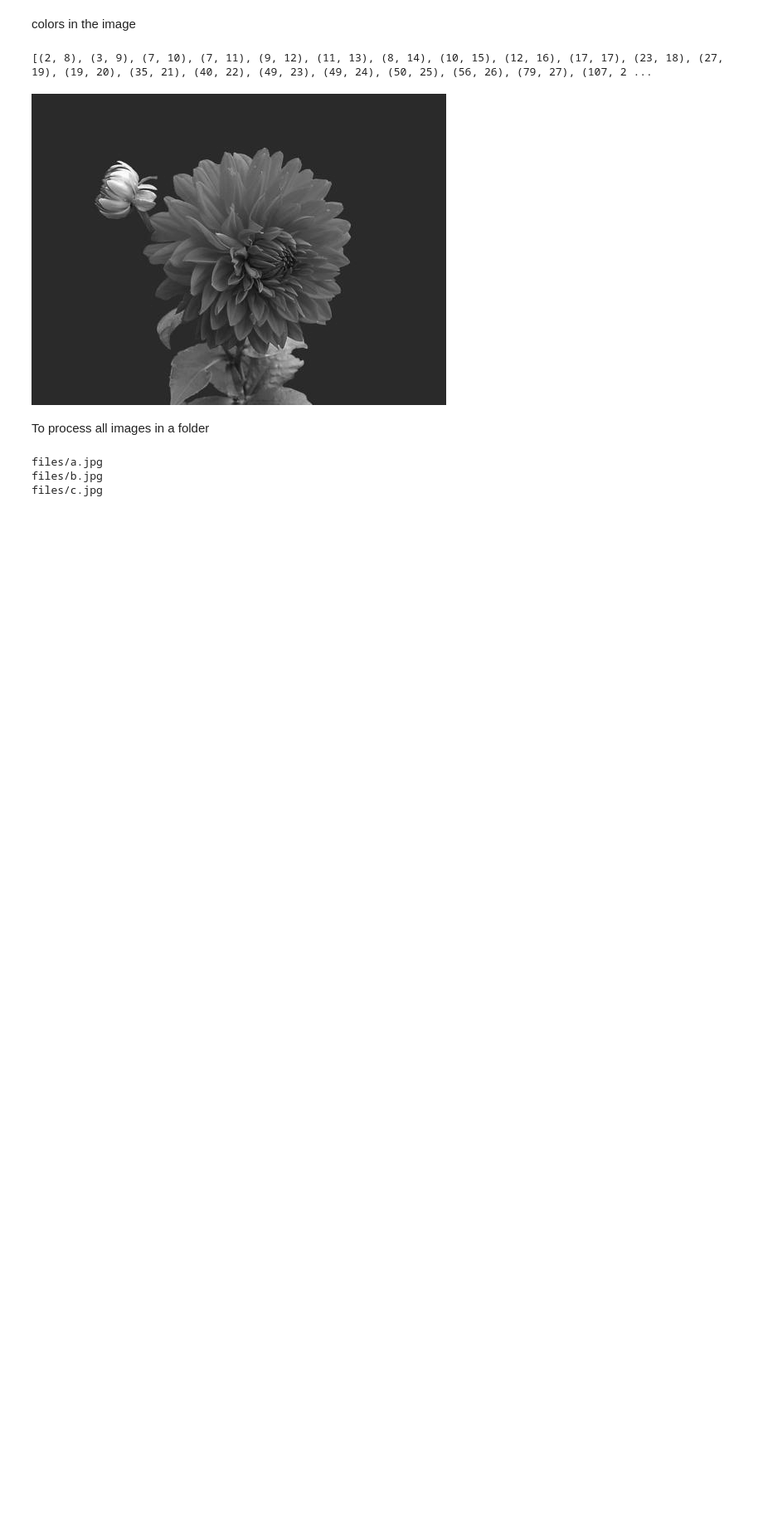
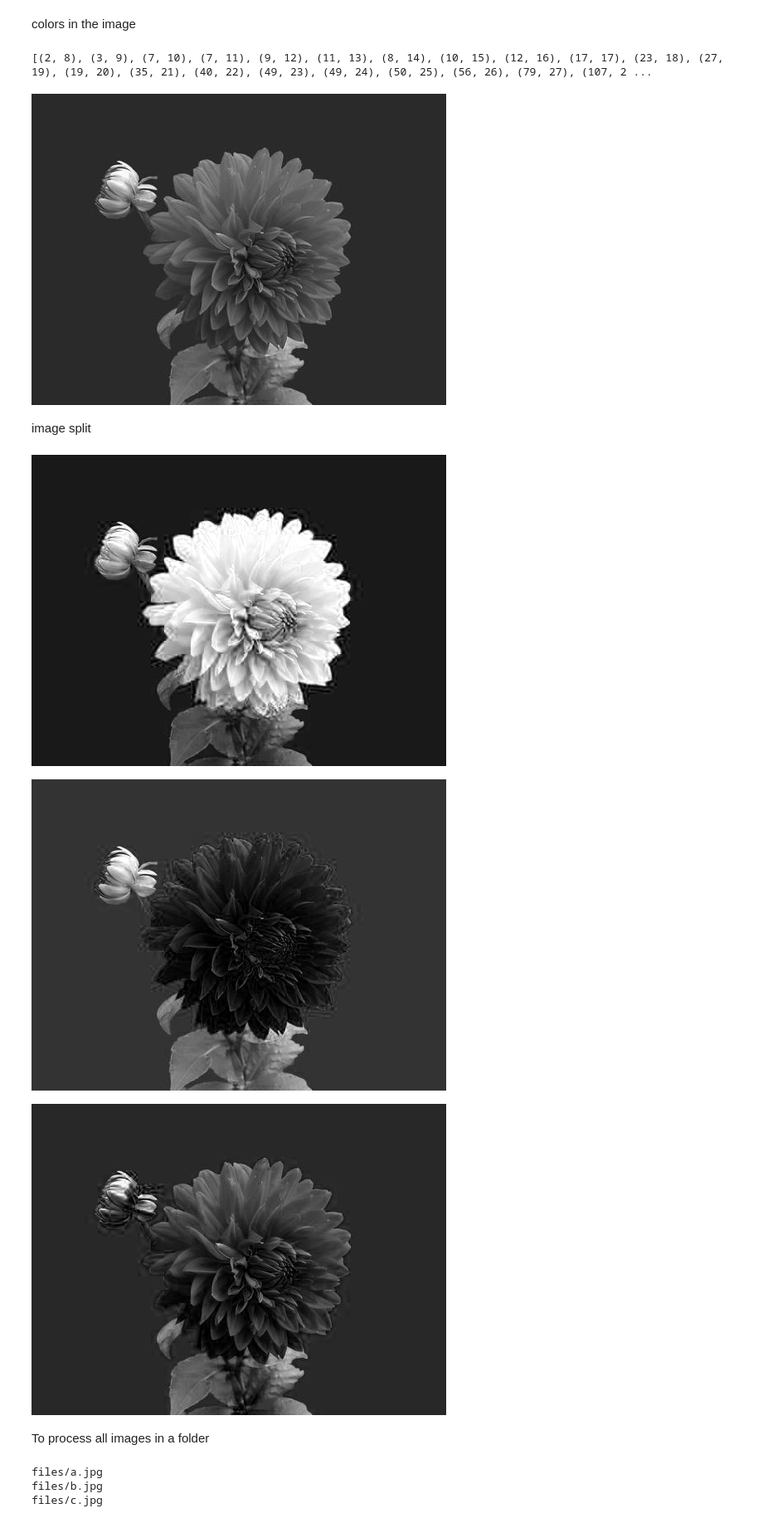
Before and after one commit to anaghazachariah/IMAGE_PROCESSING_PYTHON, a Jupyter notebook: PYTHON_PILLOW.ipynb, the cells around one changed output. Shown at 83% size. Cells and saved outputs as stored; diff of their text form; code cells hidden in the pictures; blank space fills up the shorter version.

```diff
--- a/PYTHON_PILLOW.ipynb
+++ b/PYTHON_PILLOW.ipynb
@@ -157,6 +165,18 @@ new_image
 # %% [output]
 [(2, 8), (3, 9), (7, 10), (7, 11), (9, 12), (11, 13), (8, 14), (10, 15), (12, 16), (17, 17), (23, 18), (27, 19), (19, 20), (35, 21), (40, 22), (49, 23), (49, 24), (50, 25), (56, 26), (79, 27), (107, 2 ...
 [figure]
+# %% [markdown]
+image split
+# %%
+
+image_list=Image.Image.split(img)#Image.split() method is used to split the image into individual bands. This method returns a tuple of individual image bands from an image. Splitting an “RGB” image creates three new images each containing a copy of one of the original bands (red, green, blue
+display(image_list[0])
+display(image_list[1])
+display(image_list[2])
+# %% [output]
+[figure, added]
+[figure, added]
+[figure, added]
 # %% [markdown]
 To process all images in a folder
 # %%
```
Also changed, not shown: parts of 2 cells of this notebook.
